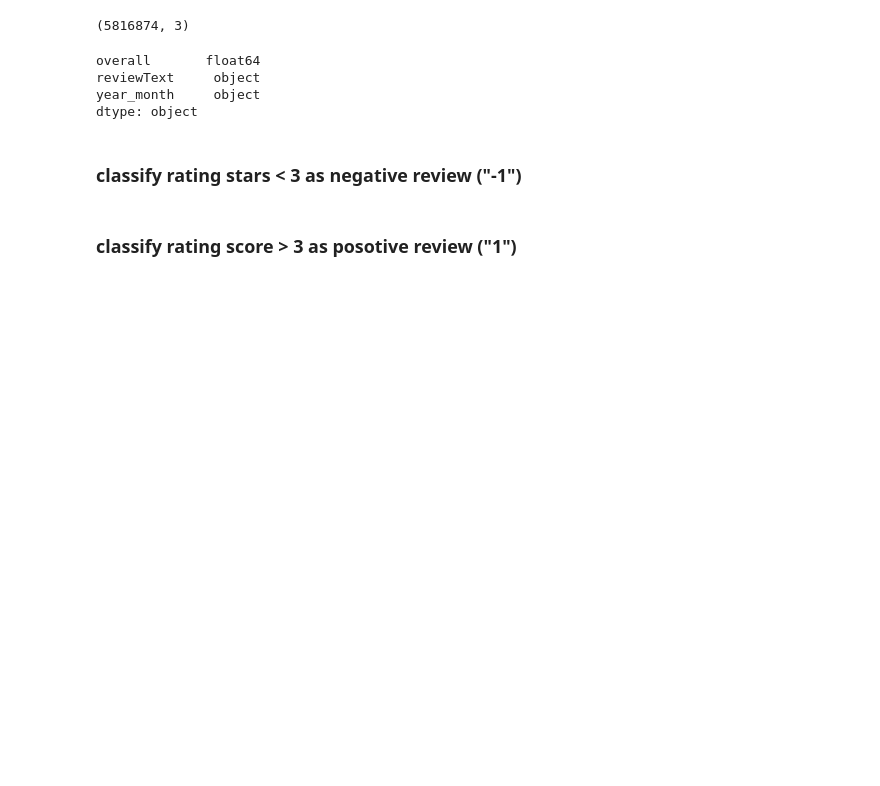
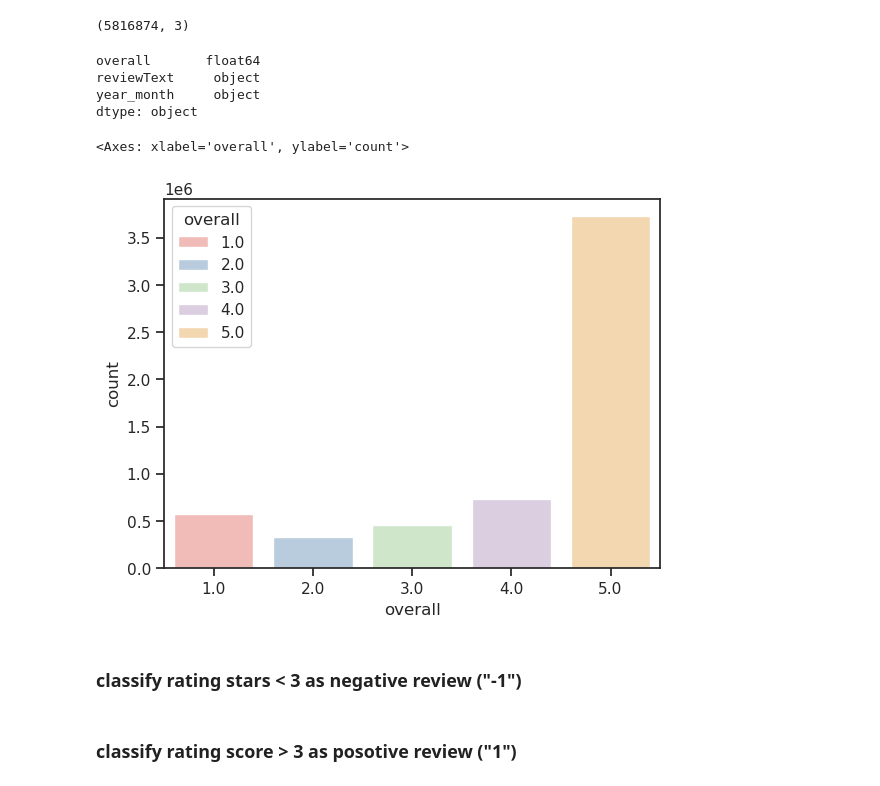
Before and after one commit to acmkc/NLP_Final_Individual_Project, a Jupyter notebook: Code/final.ipynb, the cells around one changed output. Saved outputs shown, nothing was run; the diff lists cells and outputs as text; code cells hidden in the pictures; blank space fills up the shorter version.

```diff
--- a/Code/final.ipynb
+++ b/Code/final.ipynb
@@ -46,6 +52,11 @@ overall       float64
 reviewText     object
 year_month     object
 dtype: object
+# %%
+sns.countplot(data=df, x='overall',hue="overall", palette="Pastel1")
+# %% [output]
+<Axes: xlabel='overall', ylabel='count'>
+[figure, added]
 # %% [markdown]
 ###  classify rating stars < 3 as negative review ("-1")
 # %%
```
Also changed, not shown: parts of 64 cells of this notebook.
